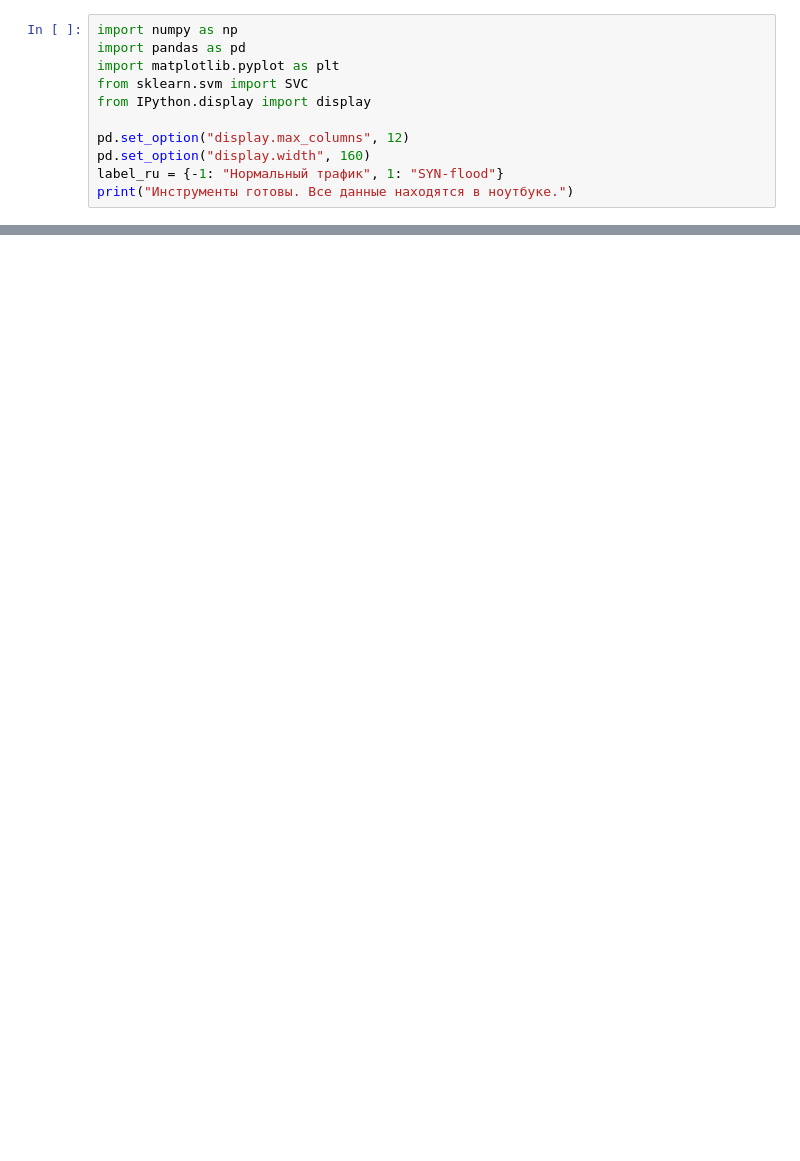
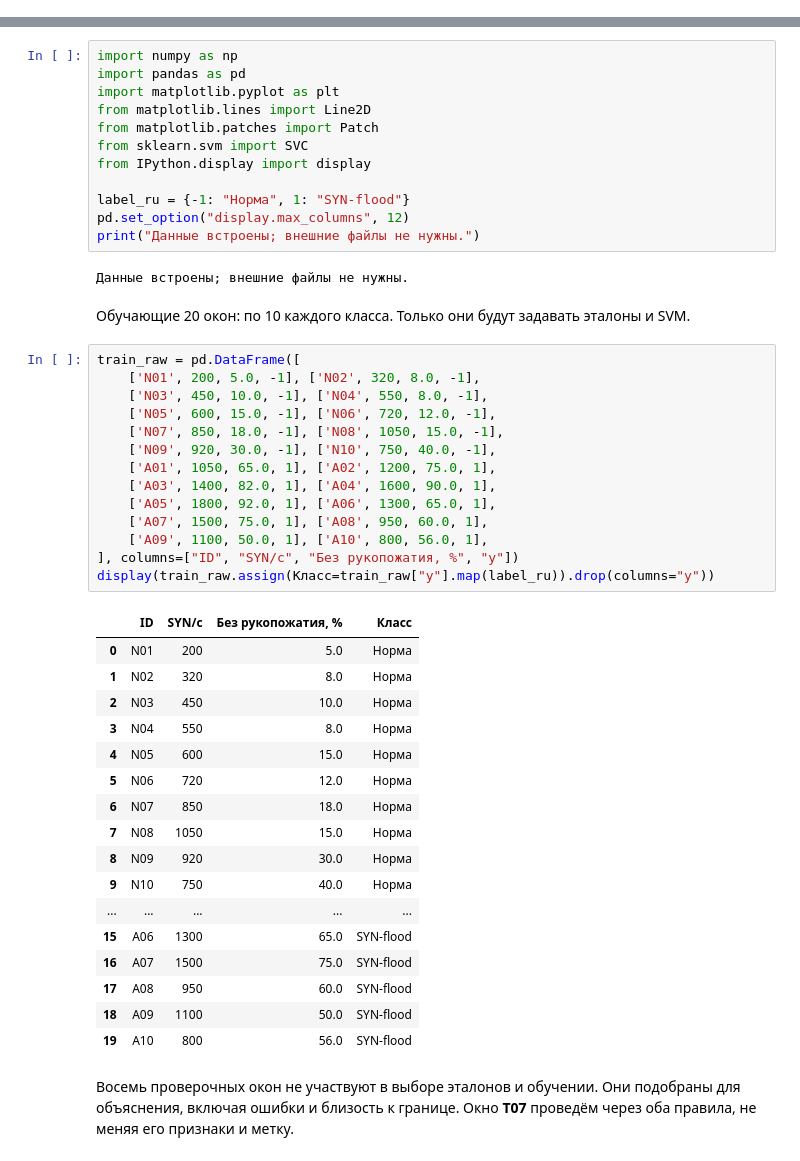
Before and after one commit to johnnilson664-sys/gis, a Jupyter notebook: presentations/1.13-etalony-otstupy/SYN_flood_etalony_otstupy.ipynb, the cells around one changed output, grey strips where cells are left out. Drawn from its saved outputs; the diff is of its cells as text; blank space fills up the shorter version.

Commit message:
Rebuild topic 1.13 as theory followed by one continuous SYN-flood case

```diff
--- a/presentations/1.13-etalony-otstupy/SYN_flood_etalony_otstupy.ipynb
+++ b/presentations/1.13-etalony-otstupy/SYN_flood_etalony_otstupy.ipynb
@@ -22,11 +0,0 @@ scikit-learn — для SVM. В стандартной среде Colab эти
-# %%
-import numpy as np
-import pandas as pd
-import matplotlib.pyplot as plt
-from sklearn.svm import SVC
-from IPython.display import display
-
-pd.set_option("display.max_columns", 12)
-pd.set_option("display.width", 160)
-label_ru = {-1: "Нормальный трафик", 1: "SYN-flood"}
-print("Инструменты готовы. Все данные находятся в ноутбуке.")
@@ -510,0 +125,52 @@ $$y_i(w^\mathsf{T}x_i+b)\ge 1-\xi_i,\qquad \xi_i\ge 0.$$
+# %%
+import numpy as np
+import pandas as pd
+import matplotlib.pyplot as plt
+from matplotlib.lines import Line2D
+from matplotlib.patches import Patch
+from sklearn.svm import SVC
+from IPython.display import display
+
+label_ru = {-1: "Норма", 1: "SYN-flood"}
+pd.set_option("display.max_columns", 12)
+print("Данные встроены; внешние файлы не нужны.")
+# %% [output]
+Данные встроены; внешние файлы не нужны.
+# %% [markdown]
+Обучающие 20 окон: по 10 каждого класса. Только они будут задавать эталоны и SVM.
+# %%
+train_raw = pd.DataFrame([
+    ['N01', 200, 5.0, -1], ['N02', 320, 8.0, -1],
+    ['N03', 450, 10.0, -1], ['N04', 550, 8.0, -1],
+    ['N05', 600, 15.0, -1], ['N06', 720, 12.0, -1],
+    ['N07', 850, 18.0, -1], ['N08', 1050, 15.0, -1],
+    ['N09', 920, 30.0, -1], ['N10', 750, 40.0, -1],
+    ['A01', 1050, 65.0, 1], ['A02', 1200, 75.0, 1],
+    ['A03', 1400, 82.0, 1], ['A04', 1600, 90.0, 1],
+    ['A05', 1800, 92.0, 1], ['A06', 1300, 65.0, 1],
+    ['A07', 1500, 75.0, 1], ['A08', 950, 60.0, 1],
+    ['A09', 1100, 50.0, 1], ['A10', 800, 56.0, 1],
+], columns=["ID", "SYN/с", "Без рукопожатия, %", "y"])
+display(train_raw.assign(Класс=train_raw["y"].map(label_ru)).drop(columns="y"))
+# %% [output]
+|  | ID | SYN/с | Без рукопожатия, % | Класс |
+| 0 | N01 | 200 | 5.0 | Норма |
+| 1 | N02 | 320 | 8.0 | Норма |
+| 2 | N03 | 450 | 10.0 | Норма |
+| 3 | N04 | 550 | 8.0 | Норма |
+| 4 | N05 | 600 | 15.0 | Норма |
+| 5 | N06 | 720 | 12.0 | Норма |
+| 6 | N07 | 850 | 18.0 | Норма |
+| 7 | N08 | 1050 | 15.0 | Норма |
+| 8 | N09 | 920 | 30.0 | Норма |
+| 9 | N10 | 750 | 40.0 | Норма |
+| ... | ... | ... | ... | ... |
+| 15 | A06 | 1300 | 65.0 | SYN-flood |
+| 16 | A07 | 1500 | 75.0 | SYN-flood |
+| 17 | A08 | 950 | 60.0 | SYN-flood |
+| 18 | A09 | 1100 | 50.0 | SYN-flood |
+| 19 | A10 | 800 | 56.0 | SYN-flood |
+# %% [markdown]
+Восемь проверочных окон не участвуют в выборе эталонов и обучении.
+Они подобраны для объяснения, включая ошибки и близость к границе.
+Окно **T07** проведём через оба правила, не меняя его признаки и метку.
```
Also changed, not shown: parts of 64 cells of this notebook, 7 other files.
